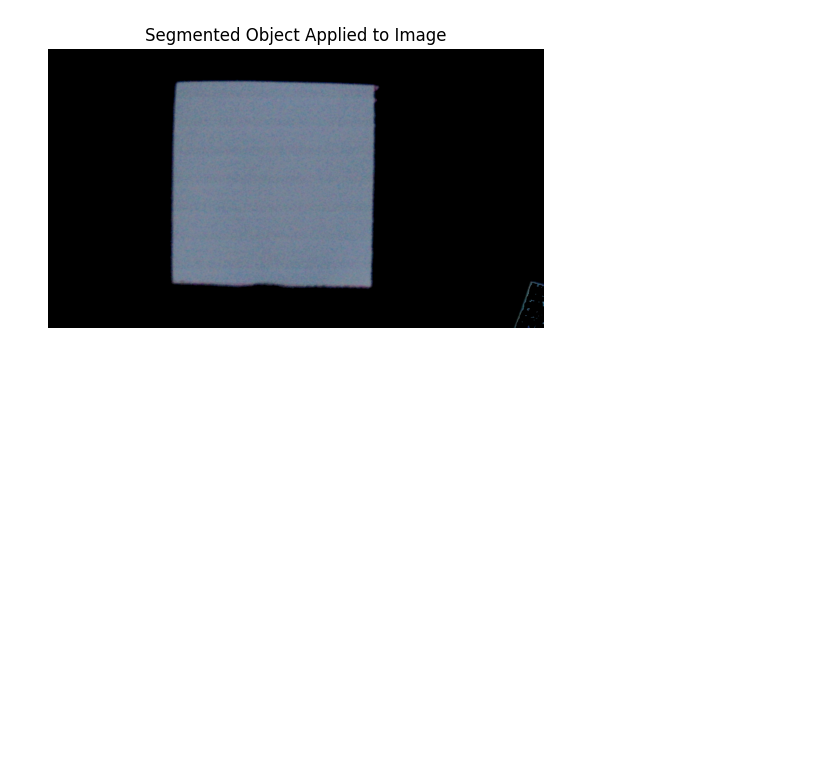
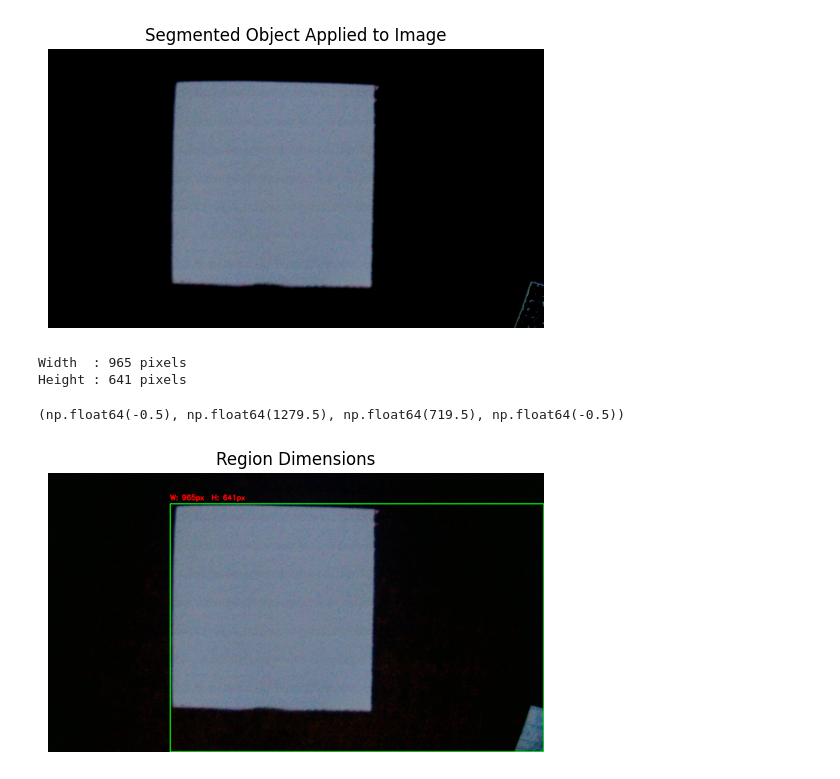
Before and after one commit to ChiriKamau/notebooks, a Jupyter notebook: edge_detection_.ipynb, the cells around one changed output. Cells and saved outputs as stored; diff of their text form; code cells hidden in the pictures; blank space fills up the shorter version.

Commit message:
segmentation is not in the best form

```diff
--- a/edge_detection_.ipynb
+++ b/edge_detection_.ipynb
@@ -238,3 +238,45 @@ plt.axis("off")
 # %% [output]
 (np.float64(-0.5), np.float64(1279.5), np.float64(719.5), np.float64(-0.5))
 [figure]
+# %%
+ys, xs = np.where(segmentation > 0)
+x_min, x_max = xs.min(), xs.max()
+y_min, y_max = ys.min(), ys.max()
+
+width_pixels = x_max - x_min + 1
+height_pixels = y_max - y_min + 1
+
+print(f"Width  : {width_pixels} pixels")
+print(f"Height : {height_pixels} pixels")
+# %% [output]
+Width  : 965 pixels
+Height : 641 pixels
+# %%
+output = image_rgb.copy()
+
+cv2.rectangle(
+    output,
+    (x_min, y_min),
+    (x_max, y_max),
+    (0, 255, 0),
+    2
+)
+
+text = f"W: {width_pixels}px  H: {height_pixels}px"
+
+cv2.putText(
+    output,
+    text,
+    (x_min, y_min - 10),
+    cv2.FONT_HERSHEY_SIMPLEX,
+    0.6,
+    (255, 0, 0),
+    2
+)
+
+plt.imshow(output)
+plt.title("Region Dimensions")
+plt.axis("off")
+# %% [output]
+(np.float64(-0.5), np.float64(1279.5), np.float64(719.5), np.float64(-0.5))
+[figure, added]
```
